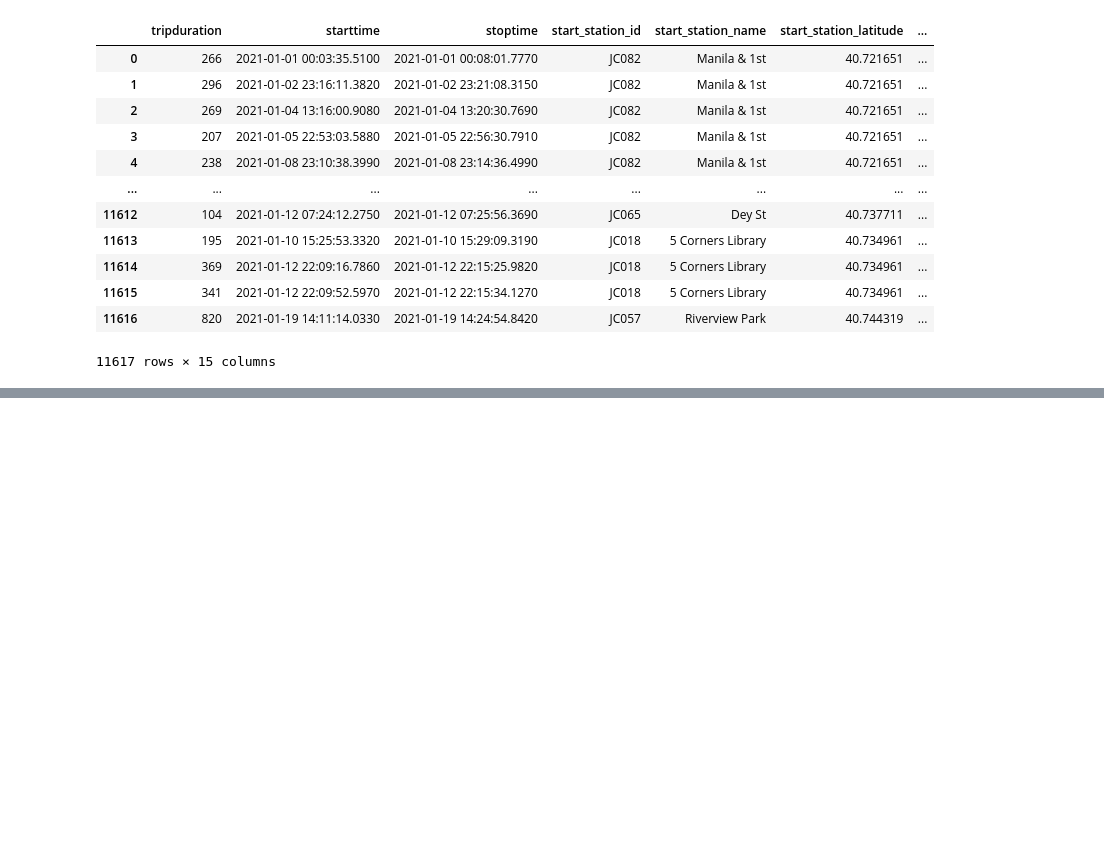
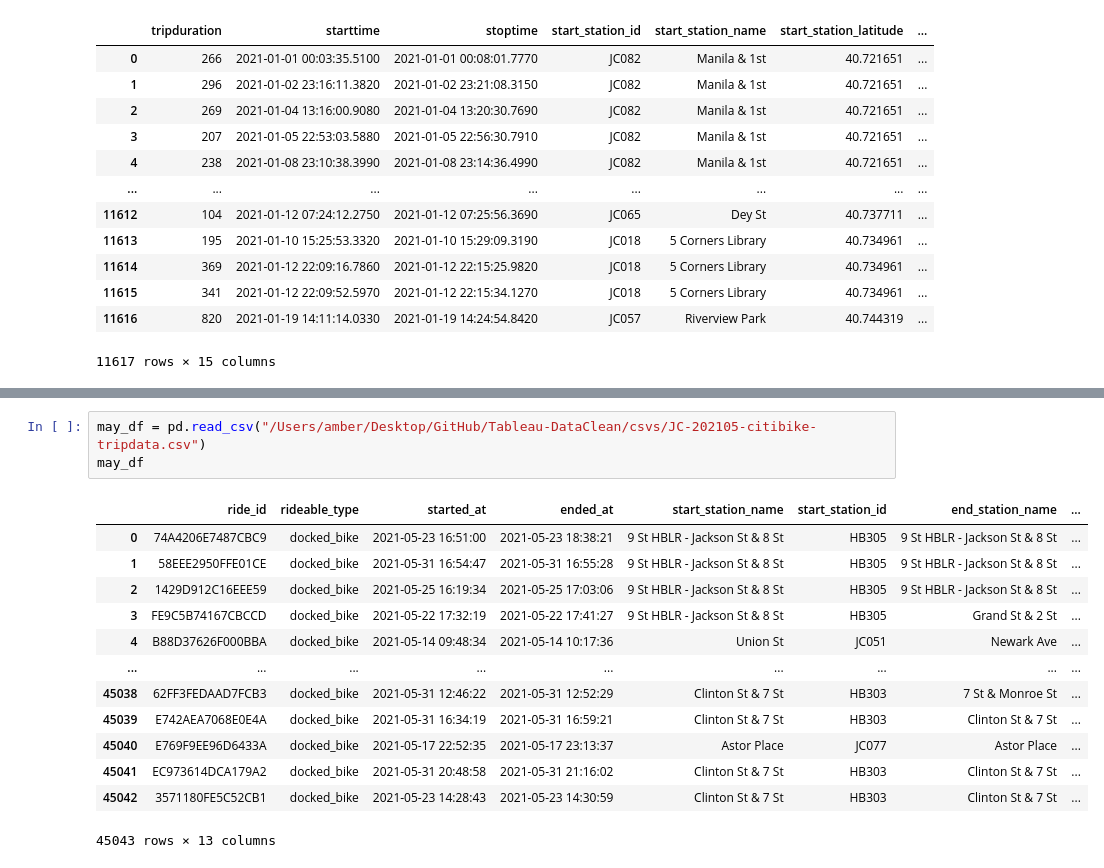
Before and after one commit to austin3216/Tableau-DataClean, a Jupyter notebook: DataCleaning.ipynb, the cells around one changed output, grey strips where cells are left out. Saved outputs shown, nothing was run; the diff lists cells and outputs as text; blank space fills up the shorter version.

```diff
--- a/DataCleaning.ipynb
+++ b/DataCleaning.ipynb
@@ -208,0 +247,17 @@ new_jan_df.to_csv(r'/Users/amber/Desktop/GitHub/Tableau-DataClean/csvs/JC-202101
+# %%
+may_df = pd.read_csv("/Users/amber/Desktop/GitHub/Tableau-DataClean/csvs/JC-202105-citibike-tripdata.csv")
+may_df
+# %% [output]
+|  | ride_id | rideable_type | started_at | ended_at | start_station_name | start_station_id | end_station_name | ... |
+| 0 | 74A4206E7487CBC9 | docked_bike | 2021-05-23 16:51:00 | 2021-05-23 18:38:21 | 9 St HBLR - Jackson St & 8 St | HB305 | 9 St HBLR - Jackson St & 8 St | ... |
+| 1 | 58EEE2950FFE01CE | docked_bike | 2021-05-31 16:54:47 | 2021-05-31 16:55:28 | 9 St HBLR - Jackson St & 8 St | HB305 | 9 St HBLR - Jackson St & 8 St | ... |
+| 2 | 1429D912C16EEE59 | docked_bike | 2021-05-25 16:19:34 | 2021-05-25 17:03:06 | 9 St HBLR - Jackson St & 8 St | HB305 | 9 St HBLR - Jackson St & 8 St | ... |
+| 3 | FE9C5B74167CBCCD | docked_bike | 2021-05-22 17:32:19 | 2021-05-22 17:41:27 | 9 St HBLR - Jackson St & 8 St | HB305 | Grand St & 2 St | ... |
+| 4 | B88D37626F000BBA | docked_bike | 2021-05-14 09:48:34 | 2021-05-14 10:17:36 | Union St | JC051 | Newark Ave | ... |
+| ... | ... | ... | ... | ... | ... | ... | ... | ... |
+| 45038 | 62FF3FEDAAD7FCB3 | docked_bike | 2021-05-31 12:46:22 | 2021-05-31 12:52:29 | Clinton St & 7 St | HB303 | 7 St & Monroe St | ... |
+| 45039 | E742AEA7068E0E4A | docked_bike | 2021-05-31 16:34:19 | 2021-05-31 16:59:21 | Clinton St & 7 St | HB303 | Clinton St & 7 St | ... |
+| 45040 | E769F9EE96D6433A | docked_bike | 2021-05-17 22:52:35 | 2021-05-17 23:13:37 | Astor Place | JC077 | Astor Place | ... |
+| 45041 | EC973614DCA179A2 | docked_bike | 2021-05-31 20:48:58 | 2021-05-31 21:16:02 | Clinton St & 7 St | HB303 | Clinton St & 7 St | ... |
+| 45042 | 3571180FE5C52CB1 | docked_bike | 2021-05-23 14:28:43 | 2021-05-23 14:30:59 | Clinton St & 7 St | HB303 | Clinton St & 7 St | ... |
+45043 rows × 13 columns
```
Also changed, not shown: parts of 5 cells of this notebook, 2 other files.
